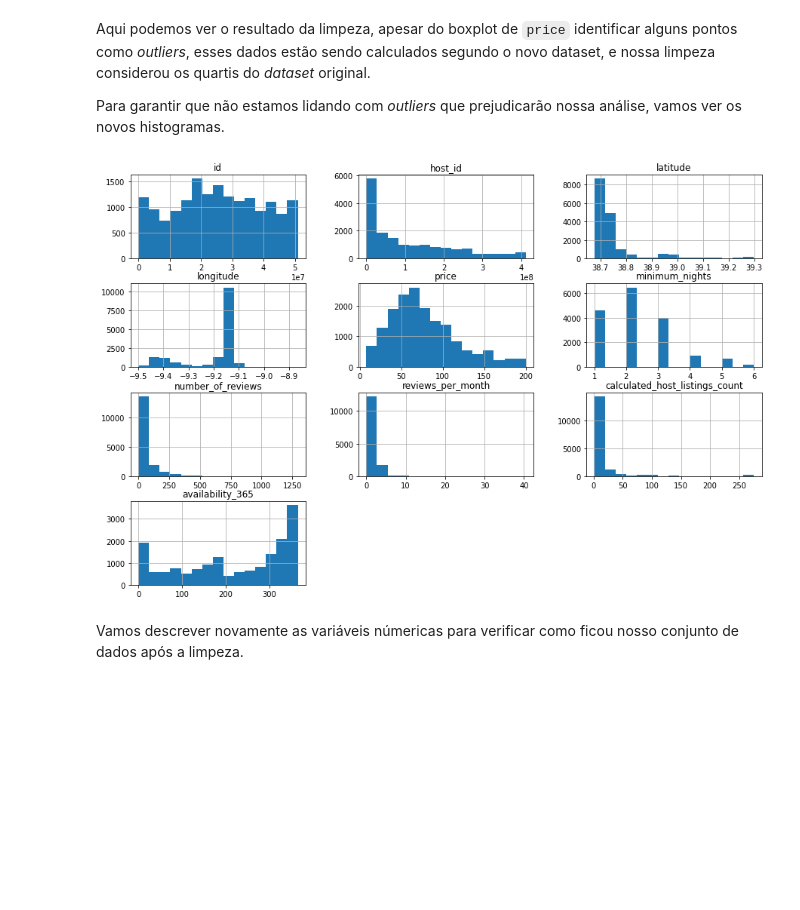
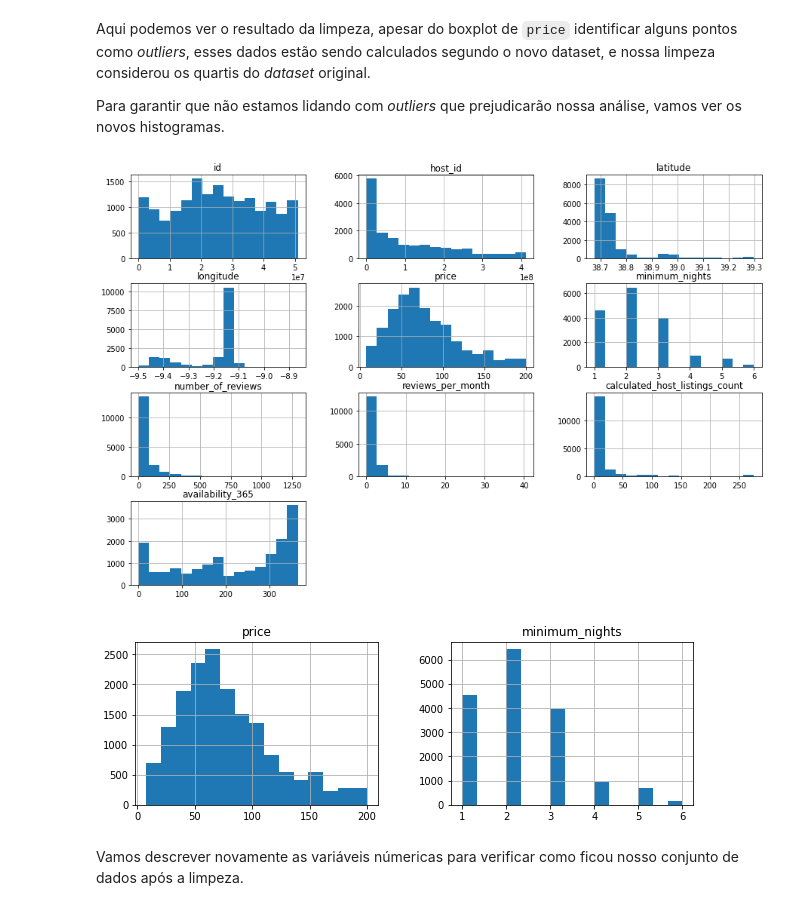
Before and after one commit to virb30/airbnb-lisboa, a Jupyter notebook: Projeto_Analisando_os_Dados_do_Airbnb_Grande_Lisboa.ipynb, the cells around one changed output. Saved outputs shown, nothing was run; the diff lists cells and outputs as text; code cells hidden in the pictures; blank space fills up the shorter version.

```diff
--- a/Projeto_Analisando_os_Dados_do_Airbnb_Grande_Lisboa.ipynb
+++ b/Projeto_Analisando_os_Dados_do_Airbnb_Grande_Lisboa.ipynb
@@ -362,8 +365,12 @@ Para garantir que não estamos lidando com *outliers* que prejudicarão nossa an
 # %%
 # verificar histogramas dos dados limpos
 df_clean.hist(bins=15, figsize=(15,10));
+
+df_clean[['price', 'minimum_nights']].hist(bins=15, figsize=(10,3))
+plt.savefig('histograma_clean.png')
 # %% [output]
 [figure]
+[figure, added]
 # %% [markdown]
 Vamos descrever novamente as variáveis númericas para verificar como ficou nosso conjunto de dados após a limpeza.
 # %%
```
Also changed, not shown: parts of 14 cells of this notebook.
